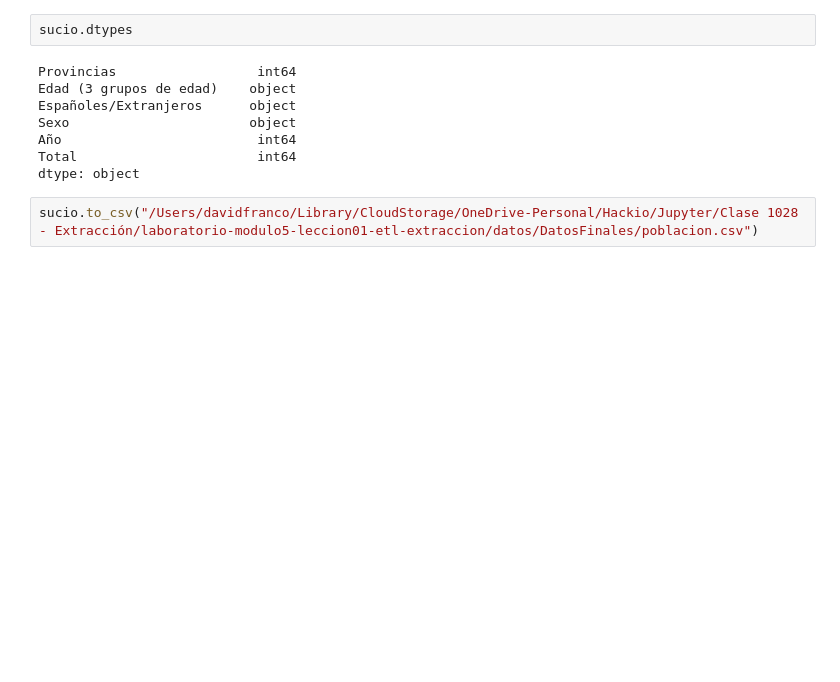
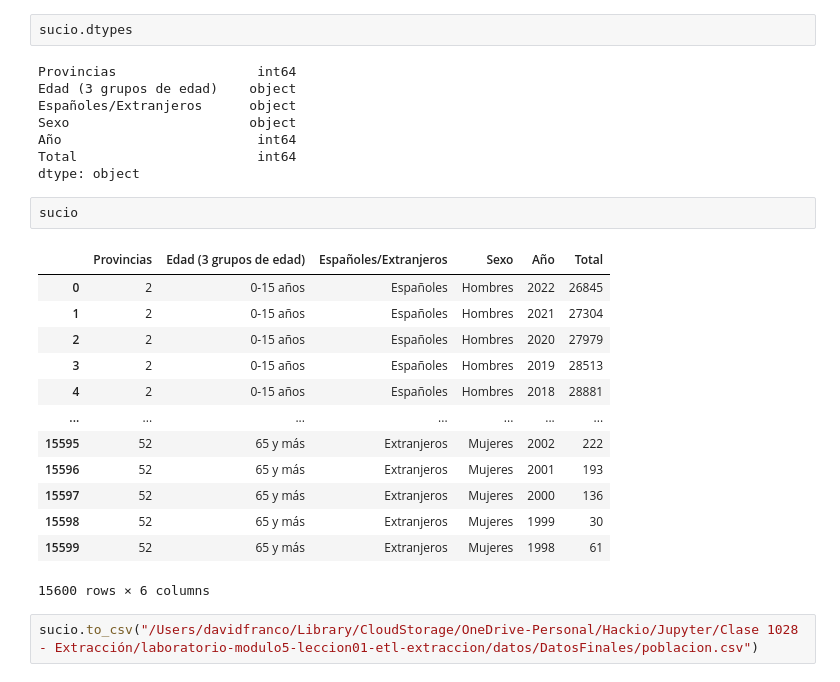
Before and after one commit to davfranco1/laboratorio-modulo5-leccion01-etl-extraccion, a Jupyter notebook: laboratorio-modulo5-leccion02-etl-transformacion.ipynb, the cells around one changed output. Saved outputs shown, nothing was run; the diff lists cells and outputs as text; blank space fills up the shorter version.

```diff
--- a/laboratorio-modulo5-leccion02-etl-transformacion.ipynb
+++ b/laboratorio-modulo5-leccion02-etl-transformacion.ipynb
@@ -662,6 +662,22 @@ Sexo                       object
 Año                         int64
 Total                       int64
 dtype: object
+# %%
+sucio
+# %% [output]
+|  | Provincias | Edad (3 grupos de edad) | Españoles/Extranjeros | Sexo | Año | Total |
+| 0 | 2 | 0-15 años | Españoles | Hombres | 2022 | 26845 |
+| 1 | 2 | 0-15 años | Españoles | Hombres | 2021 | 27304 |
+| 2 | 2 | 0-15 años | Españoles | Hombres | 2020 | 27979 |
+| 3 | 2 | 0-15 años | Españoles | Hombres | 2019 | 28513 |
+| 4 | 2 | 0-15 años | Españoles | Hombres | 2018 | 28881 |
+| ... | ... | ... | ... | ... | ... | ... |
+| 15595 | 52 | 65 y más | Extranjeros | Mujeres | 2002 | 222 |
+| 15596 | 52 | 65 y más | Extranjeros | Mujeres | 2001 | 193 |
+| 15597 | 52 | 65 y más | Extranjeros | Mujeres | 2000 | 136 |
+| 15598 | 52 | 65 y más | Extranjeros | Mujeres | 1999 | 30 |
+| 15599 | 52 | 65 y más | Extranjeros | Mujeres | 1998 | 61 |
+15600 rows × 6 columns
 # %%
 sucio.to_csv("/Users/davidfranco/Library/CloudStorage/OneDrive-Personal/Hackio/Jupyter/Clase 1028 - Extracción/laboratorio-modulo5-leccion01-etl-extraccion/datos/DatosFinales/poblacion.csv")
 # %%
```
Also changed, not shown: 4 other files.
